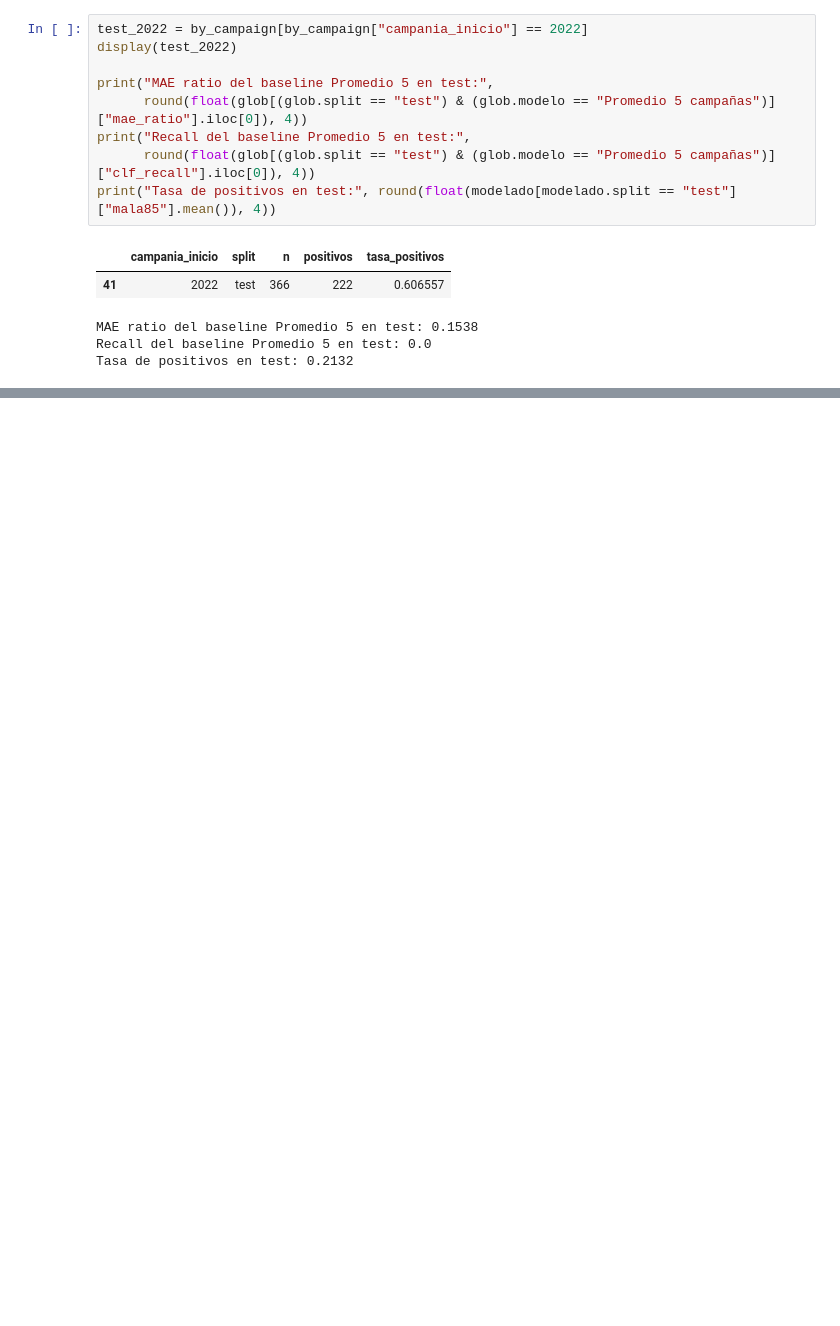
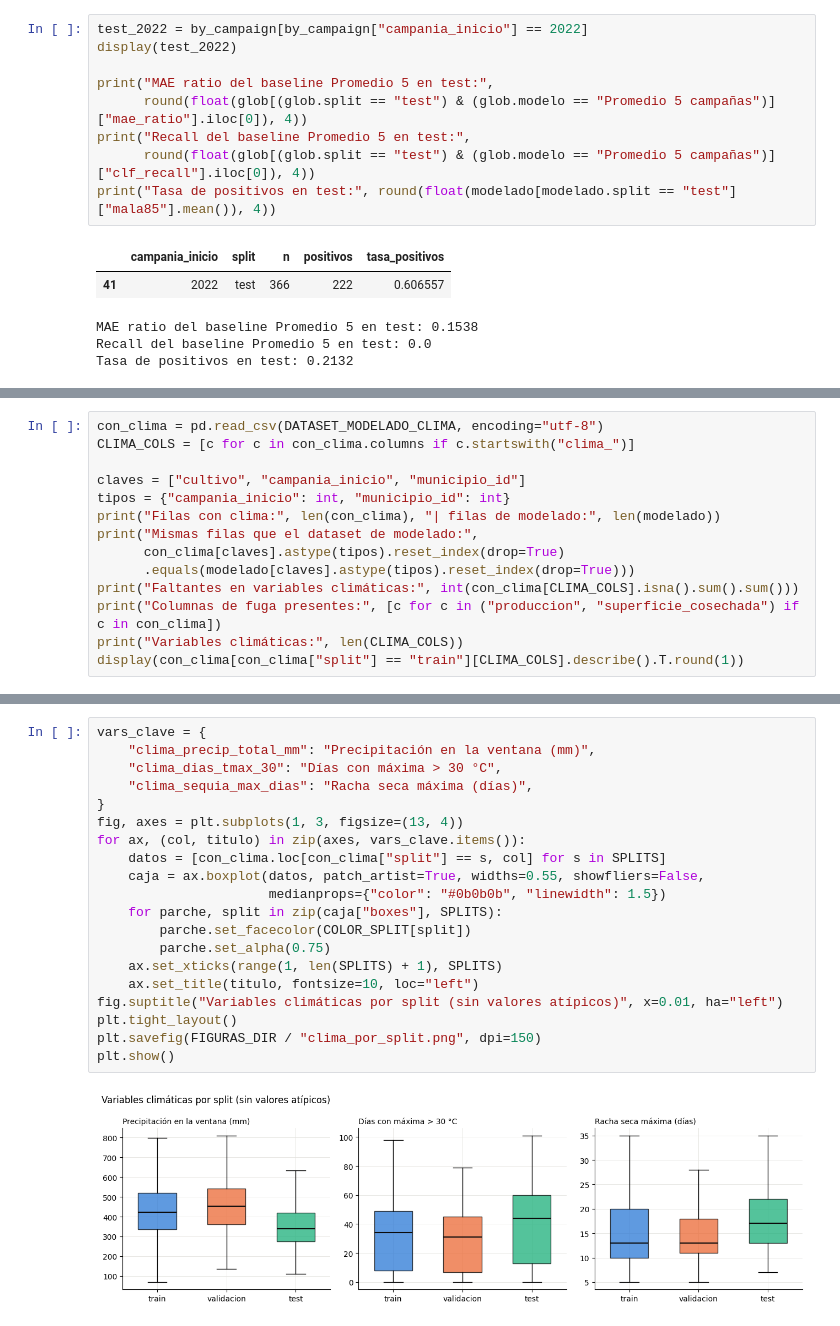
Before and after one commit to GalvanAlexis/tp-integrador-rendimiento-cultivos, a Jupyter notebook: notebooks/02_preparacion_y_baselines.ipynb, the cells around one changed output, grey strips where cells are left out. Cells and saved outputs as stored; diff of their text form; blank space fills up the shorter version.

```diff
--- a/notebooks/02_preparacion_y_baselines.ipynb
+++ b/notebooks/02_preparacion_y_baselines.ipynb
@@ -361,0 +626,14 @@ jupyter nbconvert --to notebook --execute --inplace notebooks/02_preparacion_y_b
+# %%
+con_clima = pd.read_csv(DATASET_MODELADO_CLIMA, encoding="utf-8")
+CLIMA_COLS = [c for c in con_clima.columns if c.startswith("clima_")]
+
+claves = ["cultivo", "campania_inicio", "municipio_id"]
+tipos = {"campania_inicio": int, "municipio_id": int}
+print("Filas con clima:", len(con_clima), "| filas de modelado:", len(modelado))
+print("Mismas filas que el dataset de modelado:",
+      con_clima[claves].astype(tipos).reset_index(drop=True)
+      .equals(modelado[claves].astype(tipos).reset_index(drop=True)))
+print("Faltantes en variables climáticas:", int(con_clima[CLIMA_COLS].isna().sum().sum()))
+print("Columnas de fuga presentes:", [c for c in ("produccion", "superficie_cosechada") if c in con_clima])
+print("Variables climáticas:", len(CLIMA_COLS))
+display(con_clima[con_clima["split"] == "train"][CLIMA_COLS].describe().T.round(1))
@@ -361,0 +656,22 @@ jupyter nbconvert --to notebook --execute --inplace notebooks/02_preparacion_y_b
+# %%
+vars_clave = {
+    "clima_precip_total_mm": "Precipitación en la ventana (mm)",
+    "clima_dias_tmax_30": "Días con máxima > 30 °C",
+    "clima_sequia_max_dias": "Racha seca máxima (días)",
+}
+fig, axes = plt.subplots(1, 3, figsize=(13, 4))
+for ax, (col, titulo) in zip(axes, vars_clave.items()):
+    datos = [con_clima.loc[con_clima["split"] == s, col] for s in SPLITS]
+    caja = ax.boxplot(datos, patch_artist=True, widths=0.55, showfliers=False,
+                      medianprops={"color": "#0b0b0b", "linewidth": 1.5})
+    for parche, split in zip(caja["boxes"], SPLITS):
+        parche.set_facecolor(COLOR_SPLIT[split])
+        parche.set_alpha(0.75)
+    ax.set_xticks(range(1, len(SPLITS) + 1), SPLITS)
+    ax.set_title(titulo, fontsize=10, loc="left")
+fig.suptitle("Variables climáticas por split (sin valores atípicos)", x=0.01, ha="left")
+plt.tight_layout()
+plt.savefig(FIGURAS_DIR / "clima_por_split.png", dpi=150)
+plt.show()
+# %% [output]
+[figure, added]
```
Also changed, not shown: parts of 40 cells of this notebook, 40 other files.
